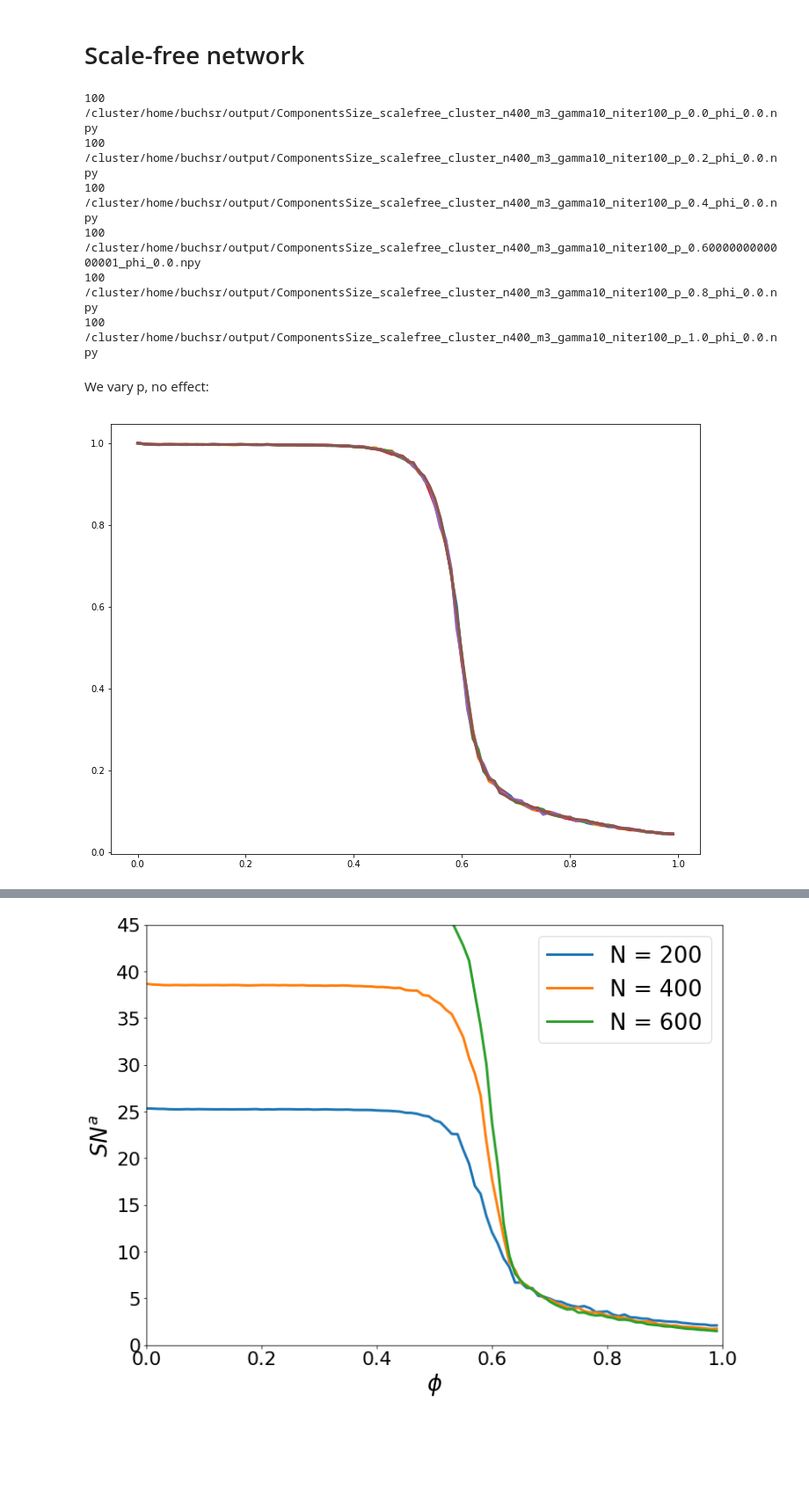
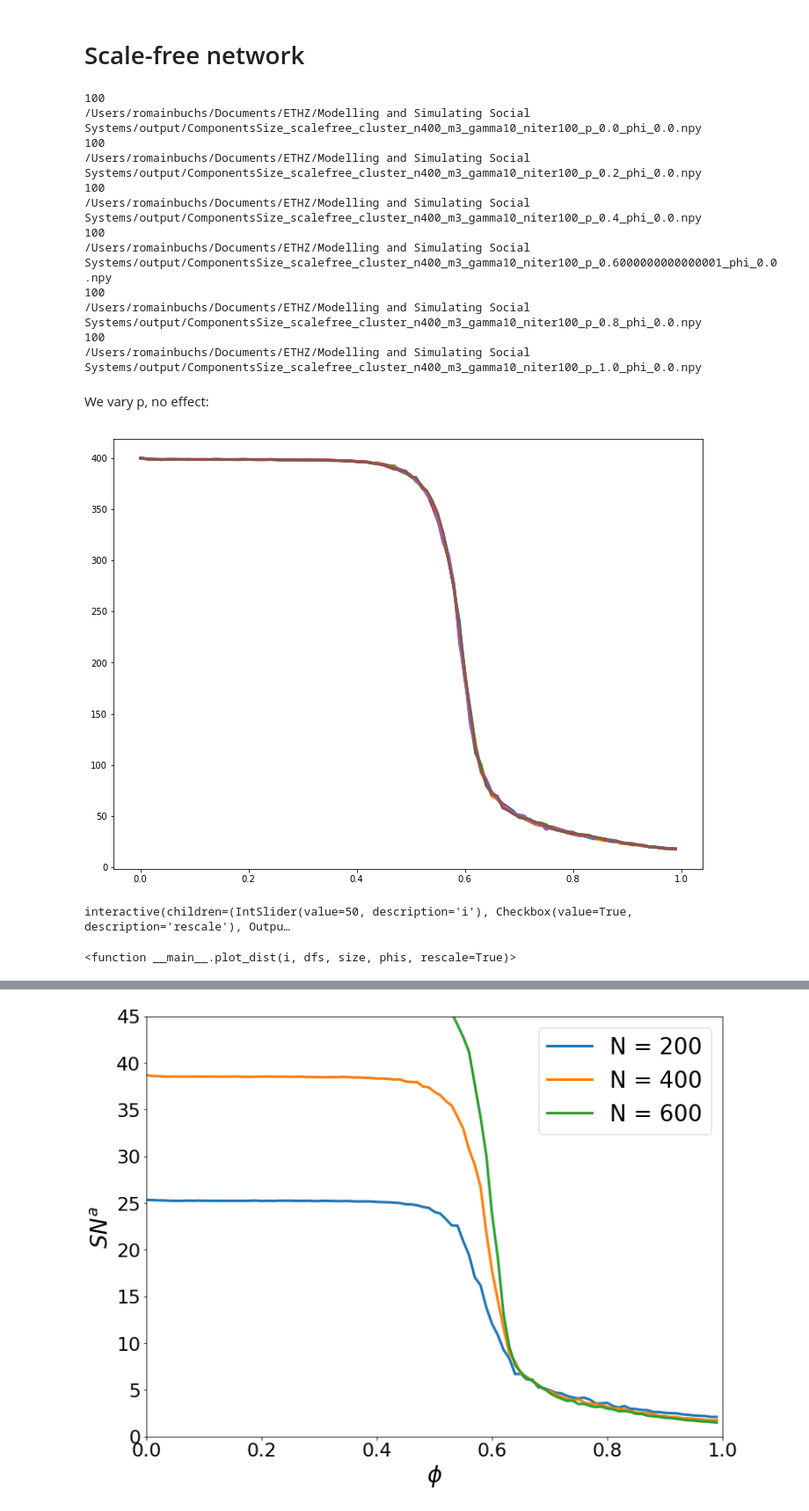
Before and after one commit to rbuchs/opinion-formation, a Jupyter notebook: code/Scale-free network.ipynb, the cells around one changed output, grey strips where cells are left out. Shown at 88% size. Cells and saved outputs as stored; diff of their text form; code cells hidden in the pictures; blank space fills up the shorter version.

```diff
--- a/code/Scale-free network.ipynb
+++ b/code/Scale-free network.ipynb
@@ -4,9 +4,15 @@
 import numpy as np
 import matplotlib.pyplot as plt
 import glob
+from mpl_toolkits.axes_grid1.inset_locator import zoomed_inset_axes
+from mpl_toolkits.axes_grid1.inset_locator import mark_inset
+from ipywidgets import interact, interactive, fixed
 
-output_path = '/cluster/home/buchsr/output'
-save_path = '/cluster/home/buchsr/opinion-formation/media'
+#output_path = '/cluster/home/buchsr/output'
+#save_path = '/cluster/home/buchsr/opinion-formation/media'
+
+output_path = '/Users/romainbuchs/Documents/ETHZ/Modelling and Simulating Social Systems/output'
+save_path =  '/Users/romainbuchs/Documents/ETHZ/Modelling and Simulating Social Systems/opinion-formation/media'
 # %%
 tag = 'scalefree_cluster'
 n = 400
@@ -35,23 +41,23 @@ for p in all_p:
     S.append(s)
 # %% [output]
 100
-/cluster/home/buchsr/output/ComponentsSize_scalefree_cluster_n400_m3_gamma10_niter100_p_0.0_phi_0.0.npy
+/Users/romainbuchs/Documents/ETHZ/Modelling and Simulating Social Systems/output/ComponentsSize_scalefree_cluster_n400_m3_gamma10_niter100_p_0.0_phi_0.0.npy
 100
-/cluster/home/buchsr/output/ComponentsSize_scalefree_cluster_n400_m3_gamma10_niter100_p_0.2_phi_0.0.npy
+/Users/romainbuchs/Documents/ETHZ/Modelling and Simulating Social Systems/output/ComponentsSize_scalefree_cluster_n400_m3_gamma10_niter100_p_0.2_phi_0.0.npy
 100
-/cluster/home/buchsr/output/ComponentsSize_scalefree_cluster_n400_m3_gamma10_niter100_p_0.4_phi_0.0.npy
+/Users/romainbuchs/Documents/ETHZ/Modelling and Simulating Social Systems/output/ComponentsSize_scalefree_cluster_n400_m3_gamma10_niter100_p_0.4_phi_0.0.npy
 100
-/cluster/home/buchsr/output/ComponentsSize_scalefree_cluster_n400_m3_gamma10_niter100_p_0.6000000000000001_phi_0.0.npy
+/Users/romainbuchs/Documents/ETHZ/Modelling and Simulating Social Systems/output/ComponentsSize_scalefree_cluster_n400_m3_gamma10_niter100_p_0.6000000000000001_phi_0.0.npy
 100
-/cluster/home/buchsr/output/ComponentsSize_scalefree_cluster_n400_m3_gamma10_niter100_p_0.8_phi_0.0.npy
+/Users/romainbuchs/Documents/ETHZ/Modelling and Simulating Social Systems/output/ComponentsSize_scalefree_cluster_n400_m3_gamma10_niter100_p_0.8_phi_0.0.npy
 100
-/cluster/home/buchsr/output/ComponentsSize_scalefree_cluster_n400_m3_gamma10_niter100_p_1.0_phi_0.0.npy
+/Users/romainbuchs/Documents/ETHZ/Modelling and Simulating Social Systems/output/ComponentsSize_scalefree_cluster_n400_m3_gamma10_niter100_p_1.0_phi_0.0.npy
 # %% [markdown]
 We vary p, no effect:
 # %%
 fig, ax = plt.subplots(figsize=(12, 9))
-for i, (biggest_coms, ps) in enumerate(zip(S, p)):
-    ax.plot(all_phis, biggest_coms.mean(axis=1)*n**(-1), color='C{0}'.format(i), linewidth=3,
+for i, (biggest_coms, ps) in enumerate(zip(S, all_p)):
+    ax.plot(all_phis, biggest_coms.mean(axis=1), color='C{0}'.format(i), linewidth=3,
             label='p = {0}'.format(ps))
 # %% [output]
-[figure, old version]
+[figure, new version]
@@ -57,0 +91,5 @@ for i, (biggest_coms, ps) in enumerate(zip(S, p)):
+# %%
+interact(plot_dist, i=(0,100,1), dfs=fixed(dfs), size=fixed(size), phis=fixed(phis), rescale=True)
+# %% [output]
+interactive(children=(IntSlider(value=50, description='i'), Checkbox(value=True, description='rescale'), Outpu…
+<function __main__.plot_dist(i, dfs, size, phis, rescale=True)>
```
Also changed, not shown: parts of 9 cells of this notebook, 24 other files.
